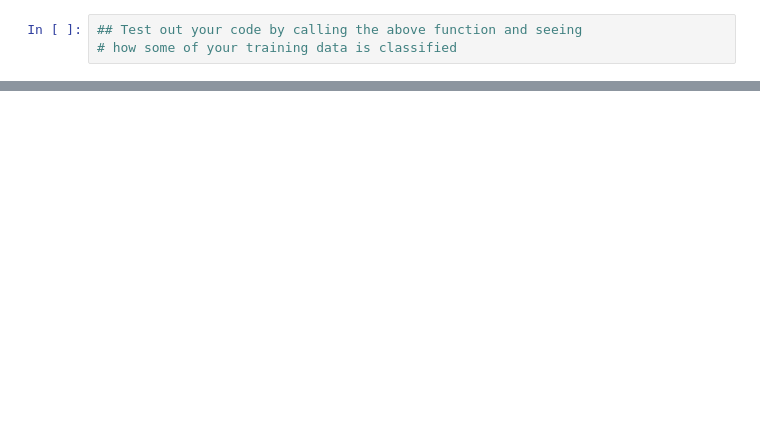
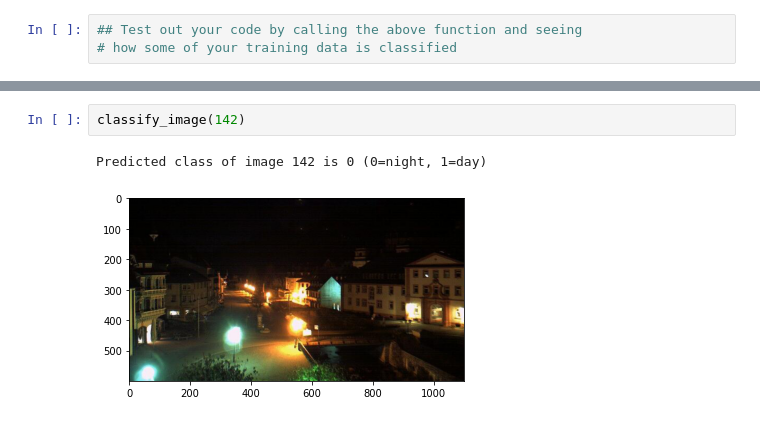
Before and after one commit to ken-power/CVND-ComputerVisionExercises, a Jupyter notebook: 1_1_Image_Representation/6_4. Classification.ipynb, the cells around one changed output, grey strips where cells are left out. Cells and saved outputs as stored; diff of their text form; blank space fills up the shorter version.

```diff
--- a/1_1_Image_Representation/6_4. Classification.ipynb
+++ b/1_1_Image_Representation/6_4. Classification.ipynb
@@ -140,0 +163,5 @@ def estimate_label(rgb_image):
+# %%
+classify_image(142)
+# %% [output]
+Predicted class of image 142 is 0 (0=night, 1=day)
+[figure, added]
```
Also changed, not shown: parts of 7 cells of this notebook.
